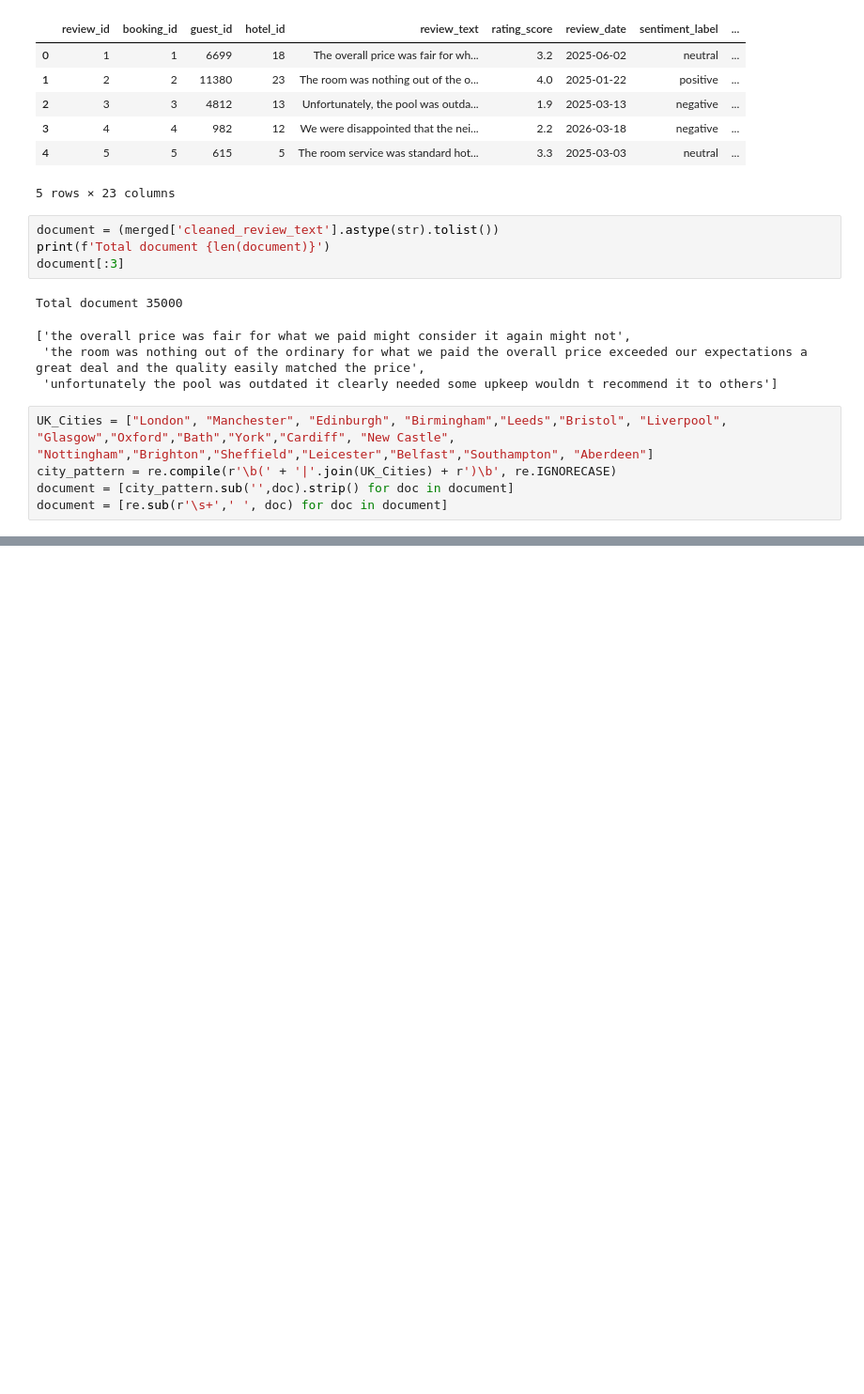
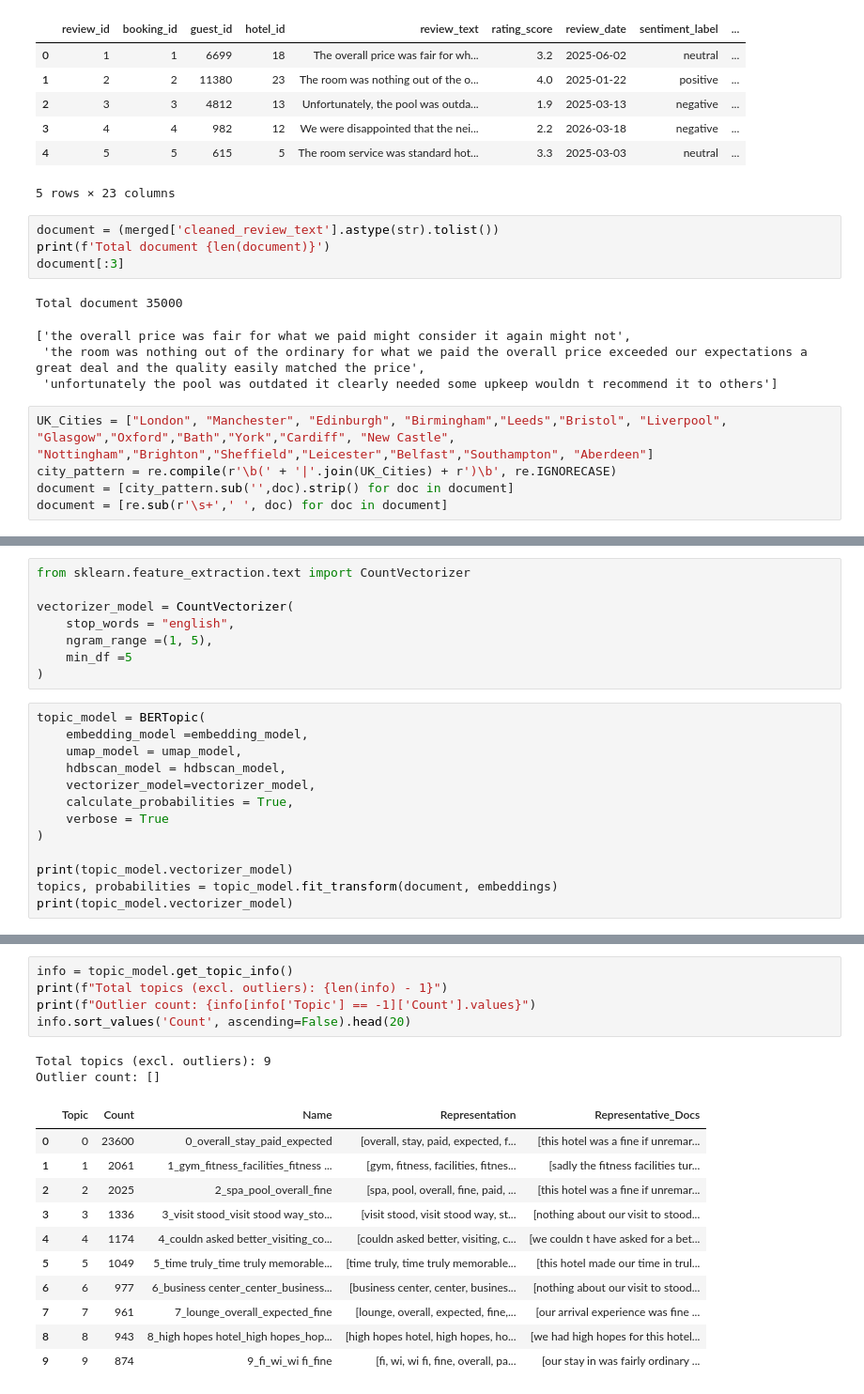
Before and after one commit to aderemi1224/Guest_Sentiment, a Jupyter notebook: notebook/03_topic_modelling.ipynb, the cells around one changed output, grey strips where cells are left out. Shown at 94% size. Cells and saved outputs as stored; diff of their text form; blank space fills up the shorter version.

```diff
--- a/notebook/03_topic_modelling.ipynb
+++ b/notebook/03_topic_modelling.ipynb
@@ -31,0 +164,21 @@ document = [re.sub(r'\s+',' ', doc) for doc in document]
+# %%
+from sklearn.feature_extraction.text import CountVectorizer
+
+vectorizer_model = CountVectorizer(
+    stop_words = "english",
+    ngram_range =(1, 5),
+    min_df =5
+)
+# %%
+topic_model = BERTopic(
+    embedding_model =embedding_model,
+    umap_model = umap_model,
+    hdbscan_model = hdbscan_model,
+    vectorizer_model=vectorizer_model,
+    calculate_probabilities = True,
+    verbose = True
+)
+
+print(topic_model.vectorizer_model)
+topics, probabilities = topic_model.fit_transform(document, embeddings)
+print(topic_model.vectorizer_model)
@@ -31,0 +232,19 @@ document = [re.sub(r'\s+',' ', doc) for doc in document]
+# %%
+info = topic_model.get_topic_info()
+print(f"Total topics (excl. outliers): {len(info) - 1}")
+print(f"Outlier count: {info[info['Topic'] == -1]['Count'].values}")
+info.sort_values('Count', ascending=False).head(20)
+# %% [output]
+Total topics (excl. outliers): 9
+Outlier count: []
+|  | Topic | Count | Name | Representation | Representative_Docs |
+| 0 | 0 | 23600 | 0_overall_stay_paid_expected | [overall, stay, paid, expected, f... | [this hotel was a fine if unremar... |
+| 1 | 1 | 2061 | 1_gym_fitness_facilities_fitness ... | [gym, fitness, facilities, fitnes... | [sadly the fitness facilities tur... |
+| 2 | 2 | 2025 | 2_spa_pool_overall_fine | [spa, pool, overall, fine, paid, ... | [this hotel was a fine if unremar... |
+| 3 | 3 | 1336 | 3_visit stood_visit stood way_sto... | [visit stood, visit stood way, st... | [nothing about our visit to stood... |
+| 4 | 4 | 1174 | 4_couldn asked better_visiting_co... | [couldn asked better, visiting, c... | [we couldn t have asked for a bet... |
+| 5 | 5 | 1049 | 5_time truly_time truly memorable... | [time truly, time truly memorable... | [this hotel made our time in trul... |
+| 6 | 6 | 977 | 6_business center_center_business... | [business center, center, busines... | [nothing about our visit to stood... |
+| 7 | 7 | 961 | 7_lounge_overall_expected_fine | [lounge, overall, expected, fine,... | [our arrival experience was fine ... |
+| 8 | 8 | 943 | 8_high hopes hotel_high hopes_hop... | [high hopes hotel, high hopes, ho... | [we had high hopes for this hotel... |
+| 9 | 9 | 874 | 9_fi_wi_wi fi_fine | [fi, wi, wi fi, fine, overall, pa... | [our stay in was fairly ordinary ... |
```
Also changed, not shown: parts of 27 cells of this notebook, 3 other files.
